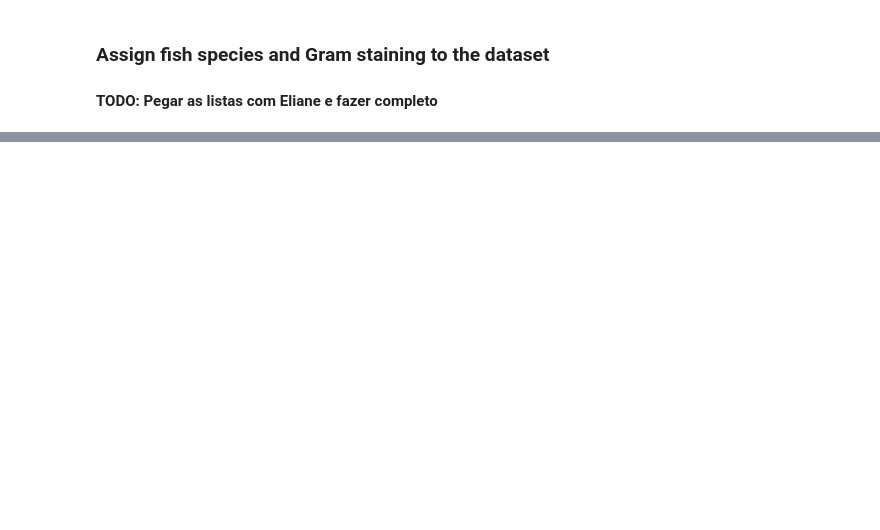
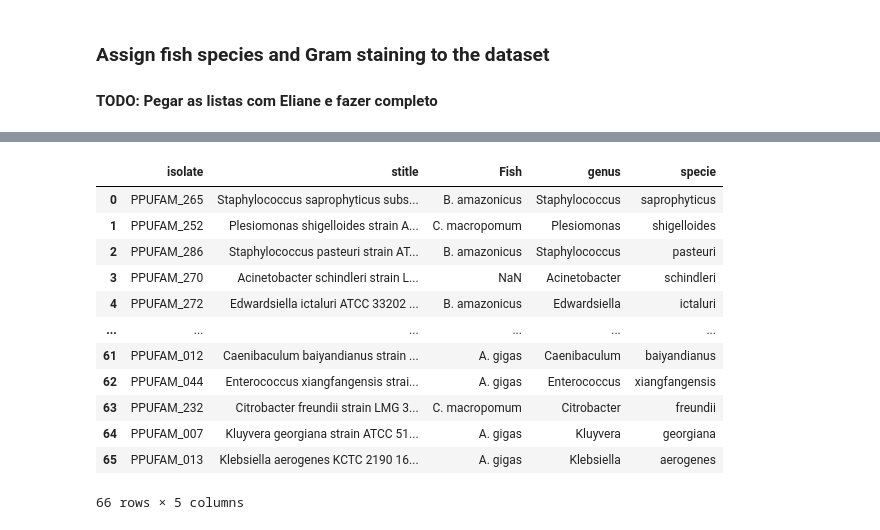
Before and after one commit to waldeyr/amazonian_fish_bacteria, a Jupyter notebook: Workflow.ipynb, the cells around one changed output, grey strips where cells are left out. Saved outputs shown, nothing was run; the diff lists cells and outputs as text; code cells hidden in the pictures; blank space fills up the shorter version.

```diff
--- a/Workflow.ipynb
+++ b/Workflow.ipynb
@@ -371,0 +425,16 @@ Acording to an understood agreement among these references:
+# %%
+plot01
+# %% [output]
+|  | isolate | stitle | Fish | genus | specie |
+| 0 | PPUFAM_265 | Staphylococcus saprophyticus subs... | B. amazonicus | Staphylococcus | saprophyticus |
+| 1 | PPUFAM_252 | Plesiomonas shigelloides strain A... | C. macropomum | Plesiomonas | shigelloides |
+| 2 | PPUFAM_286 | Staphylococcus pasteuri strain AT... | B. amazonicus | Staphylococcus | pasteuri |
+| 3 | PPUFAM_270 | Acinetobacter schindleri strain L... | NaN | Acinetobacter | schindleri |
+| 4 | PPUFAM_272 | Edwardsiella ictaluri ATCC 33202 ... | B. amazonicus | Edwardsiella | ictaluri |
+| ... | ... | ... | ... | ... | ... |
+| 61 | PPUFAM_012 | Caenibaculum baiyandianus strain ... | A. gigas | Caenibaculum | baiyandianus |
+| 62 | PPUFAM_044 | Enterococcus xiangfangensis strai... | A. gigas | Enterococcus | xiangfangensis |
+| 63 | PPUFAM_232 | Citrobacter freundii strain LMG 3... | C. macropomum | Citrobacter | freundii |
+| 64 | PPUFAM_007 | Kluyvera georgiana strain ATCC 51... | A. gigas | Kluyvera | georgiana |
+| 65 | PPUFAM_013 | Klebsiella aerogenes KCTC 2190 16... | A. gigas | Klebsiella | aerogenes |
+66 rows × 5 columns
```
Also changed, not shown: parts of 36 cells of this notebook.
